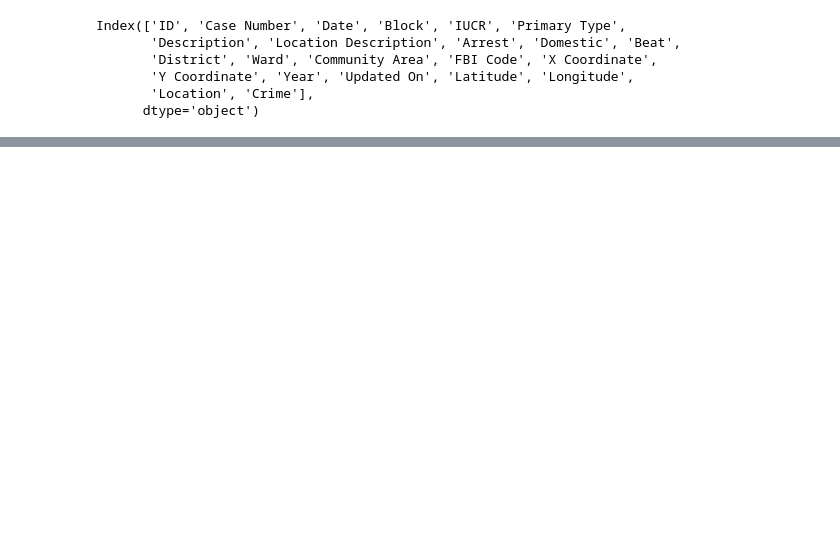
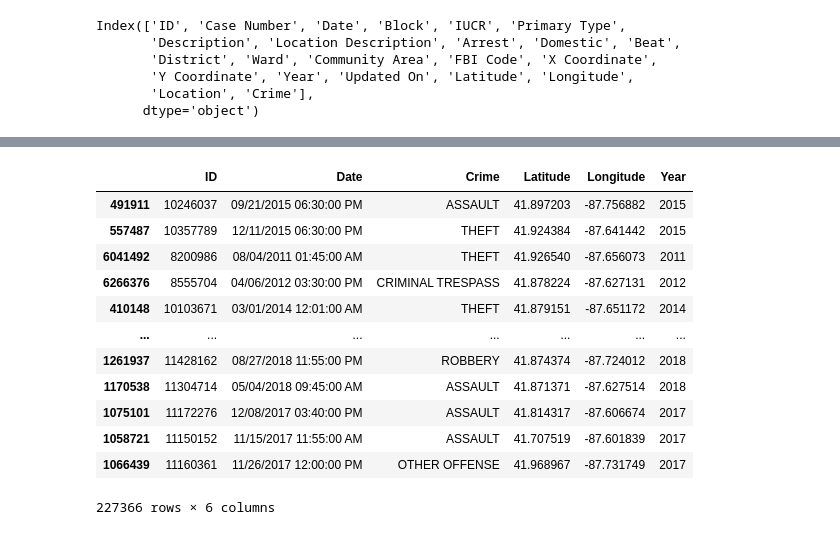
Before and after one commit to bsitati/Comparing-Annual-Median-Income-and-Annual-Crimes-in-Chicago, a Jupyter notebook: Files/project_two_wrangling.ipynb, the cells around one changed output, grey strips where cells are left out. Drawn from its saved outputs; the diff is of its cells as text; code cells hidden in the pictures; blank space fills up the shorter version.

```diff
--- a/Files/project_two_wrangling.ipynb
+++ b/Files/project_two_wrangling.ipynb
@@ -181,3 +204,24 @@ final_crime_data
+# %%
+# convert year to numeric
+final_crime_data["Year"] = pd.to_numeric(final_crime_data["Year"])
+# %%
+# Data between 2011 and 2018
+final_crime_data = final_crime_data[final_crime_data['Year'].between(2011, 2018)]
+final_crime_data
+# %% [output]
+|  | ID | Date | Crime | Latitude | Longitude | Year |
+| 491911 | 10246037 | 09/21/2015 06:30:00 PM | ASSAULT | 41.897203 | -87.756882 | 2015 |
+| 557487 | 10357789 | 12/11/2015 06:30:00 PM | THEFT | 41.924384 | -87.641442 | 2015 |
+| 6041492 | 8200986 | 08/04/2011 01:45:00 AM | THEFT | 41.926540 | -87.656073 | 2011 |
+| 6266376 | 8555704 | 04/06/2012 03:30:00 PM | CRIMINAL TRESPASS | 41.878224 | -87.627131 | 2012 |
+| 410148 | 10103671 | 03/01/2014 12:01:00 AM | THEFT | 41.879151 | -87.651172 | 2014 |
+| ... | ... | ... | ... | ... | ... | ... |
+| 1261937 | 11428162 | 08/27/2018 11:55:00 PM | ROBBERY | 41.874374 | -87.724012 | 2018 |
+| 1170538 | 11304714 | 05/04/2018 09:45:00 AM | ASSAULT | 41.871371 | -87.627514 | 2018 |
+| 1075101 | 11172276 | 12/08/2017 03:40:00 PM | ASSAULT | 41.814317 | -87.606674 | 2017 |
+| 1058721 | 11150152 | 11/15/2017 11:55:00 AM | ASSAULT | 41.707519 | -87.601839 | 2017 |
+| 1066439 | 11160361 | 11/26/2017 12:00:00 PM | OTHER OFFENSE | 41.968967 | -87.731749 | 2017 |
+227366 rows × 6 columns
 # %%
 # Create the connection using the imported create_engine function and
 # then invoking the connect method on it.
```
Also changed, not shown: parts of 12 cells of this notebook.
